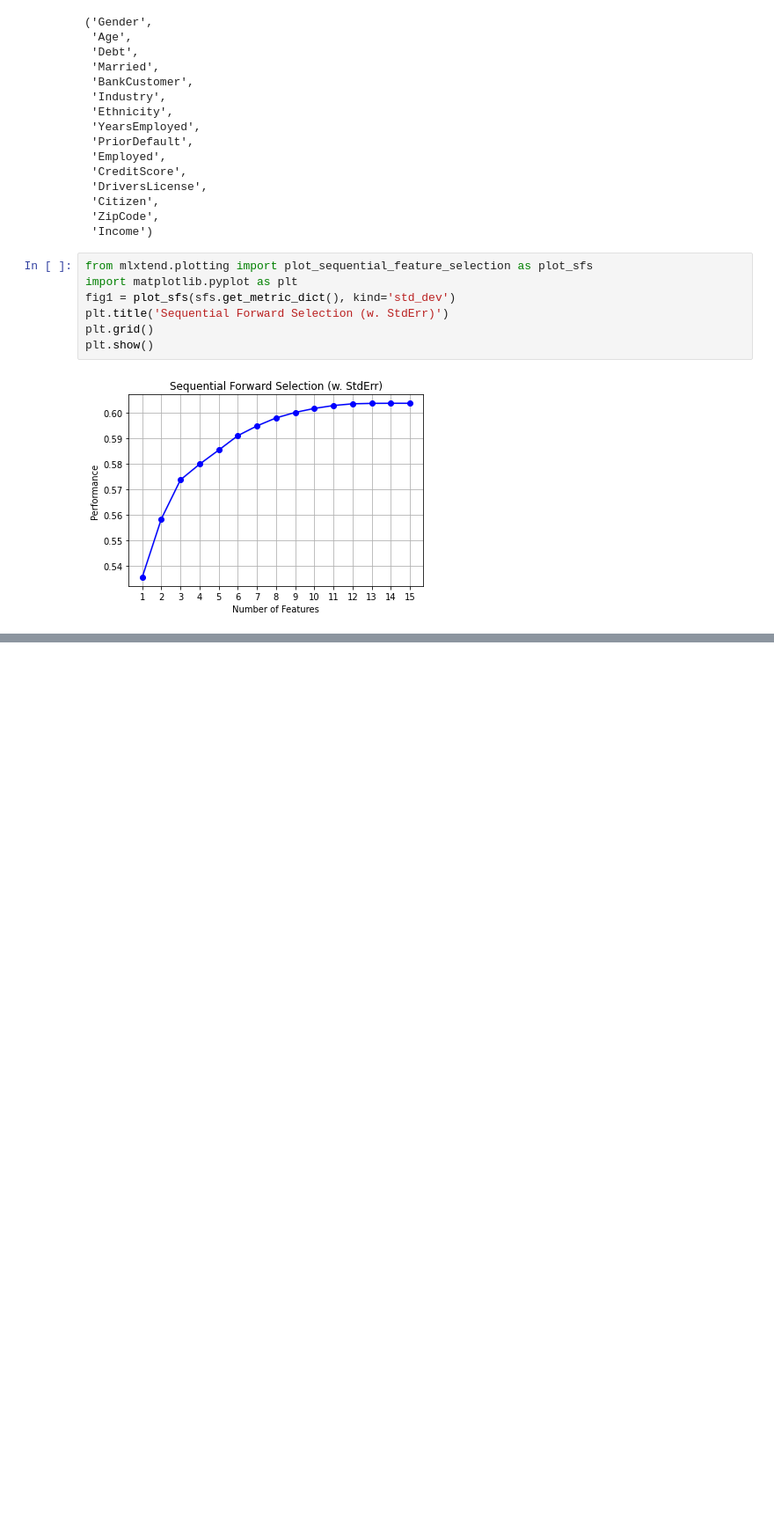
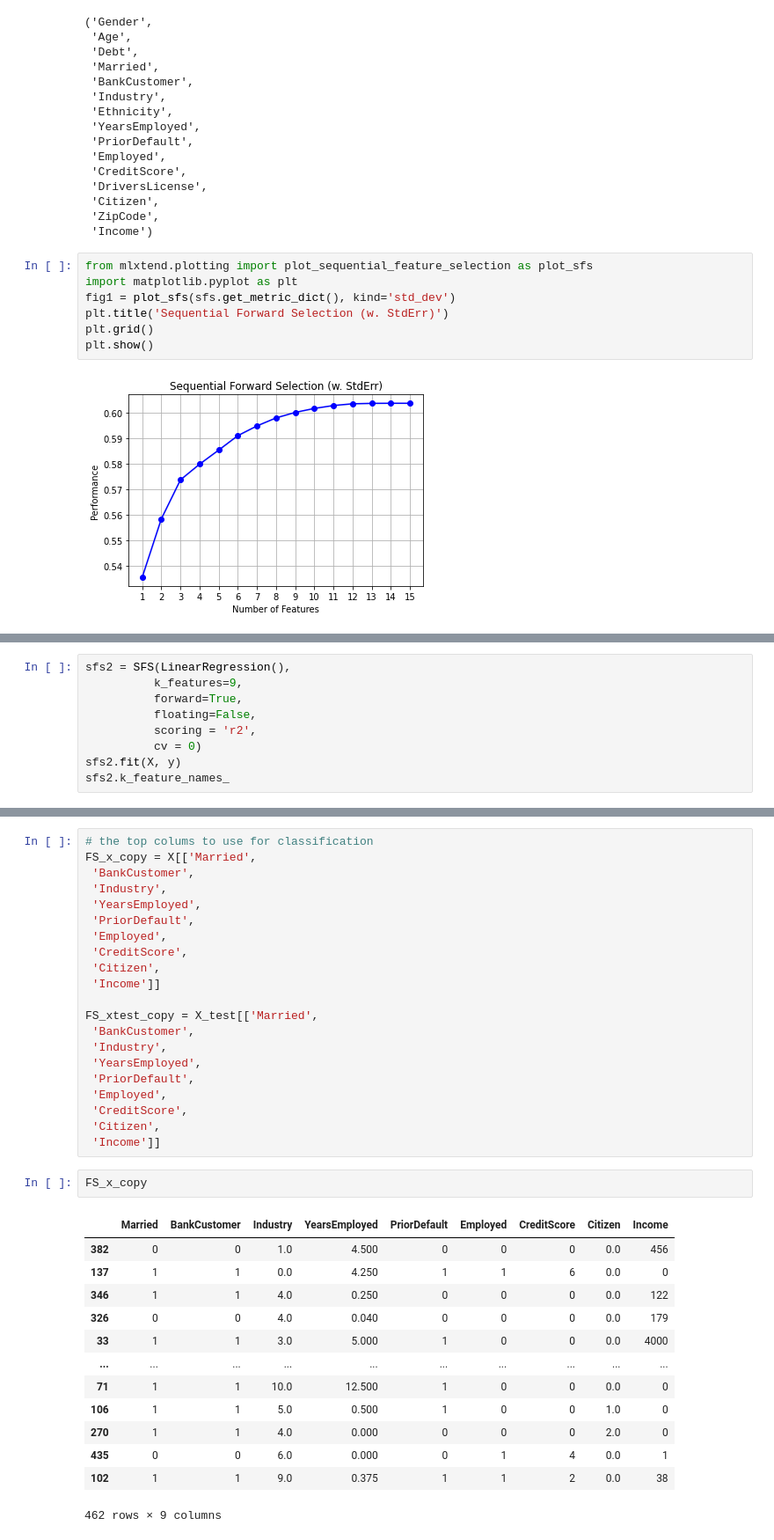
Before and after one commit to gibbian/Polar-Bear-Dog, a Jupyter notebook: main.ipynb, the cells around one changed output, grey strips where cells are left out. Shown at 88% size. Cells and saved outputs as stored; diff of their text form; blank space fills up the shorter version.

```diff
--- a/main.ipynb
+++ b/main.ipynb
@@ -130,0 +120,9 @@ plt.show()
+# %%
+sfs2 = SFS(LinearRegression(),
+          k_features=9,
+          forward=True,
+          floating=False,
+          scoring = 'r2',
+          cv = 0)
+sfs2.fit(X, y)
+sfs2.k_feature_names_
@@ -130,0 +139,37 @@ plt.show()
+# %%
+# the top colums to use for classification
+FS_x_copy = X[['Married',
+ 'BankCustomer',
+ 'Industry',
+ 'YearsEmployed',
+ 'PriorDefault',
+ 'Employed',
+ 'CreditScore',
+ 'Citizen',
+ 'Income']]
+
+FS_xtest_copy = X_test[['Married',
+ 'BankCustomer',
+ 'Industry',
+ 'YearsEmployed',
+ 'PriorDefault',
+ 'Employed',
+ 'CreditScore',
+ 'Citizen',
+ 'Income']]
+# %%
+FS_x_copy
+# %% [output]
+|  | Married | BankCustomer | Industry | YearsEmployed | PriorDefault | Employed | CreditScore | Citizen | Income |
+| 382 | 0 | 0 | 1.0 | 4.500 | 0 | 0 | 0 | 0.0 | 456 |
+| 137 | 1 | 1 | 0.0 | 4.250 | 1 | 1 | 6 | 0.0 | 0 |
+| 346 | 1 | 1 | 4.0 | 0.250 | 0 | 0 | 0 | 0.0 | 122 |
+| 326 | 0 | 0 | 4.0 | 0.040 | 0 | 0 | 0 | 0.0 | 179 |
+| 33 | 1 | 1 | 3.0 | 5.000 | 1 | 0 | 0 | 0.0 | 4000 |
+| ... | ... | ... | ... | ... | ... | ... | ... | ... | ... |
+| 71 | 1 | 1 | 10.0 | 12.500 | 1 | 0 | 0 | 0.0 | 0 |
+| 106 | 1 | 1 | 5.0 | 0.500 | 1 | 0 | 0 | 1.0 | 0 |
+| 270 | 1 | 1 | 4.0 | 0.000 | 0 | 0 | 0 | 2.0 | 0 |
+| 435 | 0 | 0 | 6.0 | 0.000 | 0 | 1 | 4 | 0.0 | 1 |
+| 102 | 1 | 1 | 9.0 | 0.375 | 1 | 1 | 2 | 0.0 | 38 |
+462 rows × 9 columns
```
Also changed, not shown: parts of 12 cells of this notebook.
